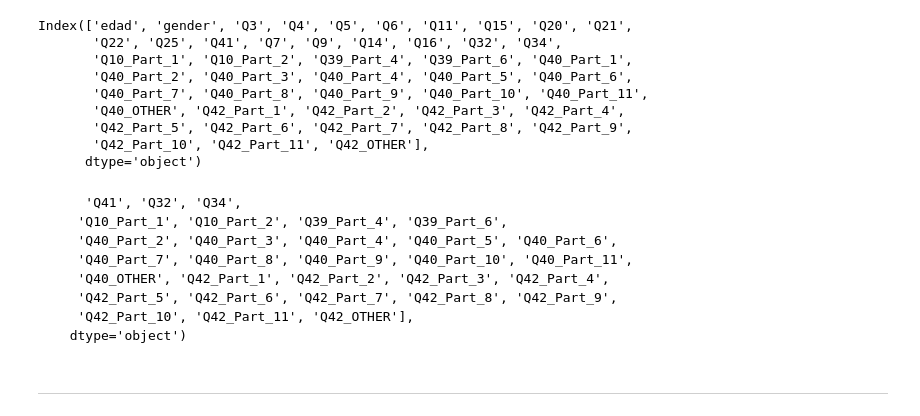
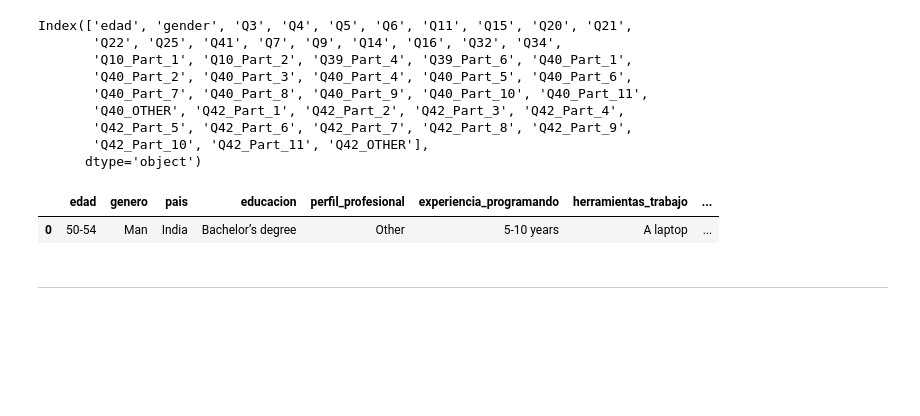
Before and after one commit to Adalab/project-da-promo-A-module-2-team-2, a Jupyter notebook: Proyecto 2- guarrillo.ipynb, the cells around one changed output. Cells and saved outputs as stored; diff of their text form; code cells hidden in the pictures; blank space fills up the shorter version.

```diff
--- a/Proyecto 2- guarrillo.ipynb
+++ b/Proyecto 2- guarrillo.ipynb
@@ -285,24 +304,24 @@ Index(['edad', 'gender', 'Q3', 'Q4', 'Q5', 'Q6', 'Q11', 'Q15', 'Q20', 'Q21',
        'Q42_Part_5', 'Q42_Part_6', 'Q42_Part_7', 'Q42_Part_8', 'Q42_Part_9',
        'Q42_Part_10', 'Q42_Part_11', 'Q42_OTHER'],
       dtype='object')
-# %% [markdown]
-
-        'Q41', 'Q32', 'Q34',
-       'Q10_Part_1', 'Q10_Part_2', 'Q39_Part_4', 'Q39_Part_6',
-       'Q40_Part_2', 'Q40_Part_3', 'Q40_Part_4', 'Q40_Part_5', 'Q40_Part_6',
-       'Q40_Part_7', 'Q40_Part_8', 'Q40_Part_9', 'Q40_Part_10', 'Q40_Part_11',
-       'Q40_OTHER', 'Q42_Part_1', 'Q42_Part_2', 'Q42_Part_3', 'Q42_Part_4',
-       'Q42_Part_5', 'Q42_Part_6', 'Q42_Part_7', 'Q42_Part_8', 'Q42_Part_9',
-       'Q42_Part_10', 'Q42_Part_11', 'Q42_OTHER'],
-      dtype='object')
-# %%
-
-df_new =df_new.rename(columns= {"edad":"Edad","Q3":"País" , "Q4":"Edicación","Q5":"Rol",
-                                    "Q6":"Experiencia_programando", "Q7":"Lenguajes_habituales", "Q9":"Entorno_desarrollo",
-                                    "Q10_Part_1":"Kaggle", "Q10_Part_2":"notebooks_colab","Q11":"Uso_regular",
-                                    "Q13":"Experiencia_TPU", "Q14":"Bibliotecas_visualización", "Q15":"machine_learning",
-                                    "Q16":"Marcos_trabajo", "Q20":"Industria","Q21":"Tamaño_compañía", "Q22":"Trabajadores_DataScience",
-                                    "Q25":"Salario", "Q32":"Programas_Big_Data","Q39":"Plataformas_compartir","Q40_Part_1":"Coursera",'Q40_Part_2'},inplace=True)
+# %%
+df_new.rename(columns= {"edad":"edad","gender":"genero","Q3":"pais","Q4":"educacion","Q5":"perfil_profesional",
+                                    "Q6":"experiencia_programando", "Q7":"Lenguajes_habituales", "Q9":"Entorno_desarrollo",
+                                    "Q10_Part_1":"notebooks_Kaggle", "Q10_Part_2":"notebooks_colab","Q11":"herramientas_trabajo",
+                                    "Q14":"Bibliotecas_visualización", "Q15":"año_uso_machine_learning",
+                                    "Q16":"herramientas_machine_learning", "Q20":"Industria_actual","Q21":"Tamaño_compañía", "Q22":"Trabajadores_DataScience",
+                                    "Q25":"Salario", "Q32":"Programas_Big_Data","Q34":"Herramientas_BI",'Q39_Part_4':"publicaciones_github", 'Q39_Part_6':"publicaciones_kaggle","Q40_Part_1":"Plat_Coursera","Q40_Part_2":"Plat_EdX",
+                                    "Q40_Part_3":"Plat_Kaggle","Q40_Part_4":"Plat_Datacamp","Q40_Part_5":"Plat_Fast.AI","Q40_Part_6":"Plat_Udacity","Q40_Part_7":"Plat_Udemy",
+                                    "Q40_Part_8":"Plat_Linkedinlearning","Q40_Part_9":"Plat_CloudCertification","Q40_Part_10":"Plat_UniversityCourses","Q40_Part_11":"Plat_Ninguno",
+                                    "Q40_OTHER":"Plat_Otros",'Q41':'Herramienta_analisis_datos',
+                                    'Q42_Part_1':'RRSS_twitter', 'Q42_Part_2':'RRSS_email/newsletters', 'Q42_Part_3':'RRSS_reddit', 'Q42_Part_4':'RRSS_kaggle',
+                                    'Q42_Part_5':'RRSS_forums', 'Q42_Part_6':'RRSS_yotube', 'Q42_Part_7':'RRSS_podcast', 'Q42_Part_8':'RRSS_blogs', 'Q42_Part_9':'RRSS_journal',
+                                    'Q42_Part_10':'RRSS_slackcommunity', 'Q42_Part_11':'RRSS_none', 'Q42_OTHER':'RRSS_others'},inplace=True)
+# %%
+df_new.head(1)
+# %% [output]
+|  | edad | genero | pais | educacion | perfil_profesional | experiencia_programando | herramientas_trabajo | ... |
+| 0 | 50-54 | Man | India | Bachelor’s degree | Other | 5-10 years | A laptop | ... |
 # %% [markdown]
 -----
 # %%
```
Also changed, not shown: parts of 19 cells of this notebook, 1 other file.
